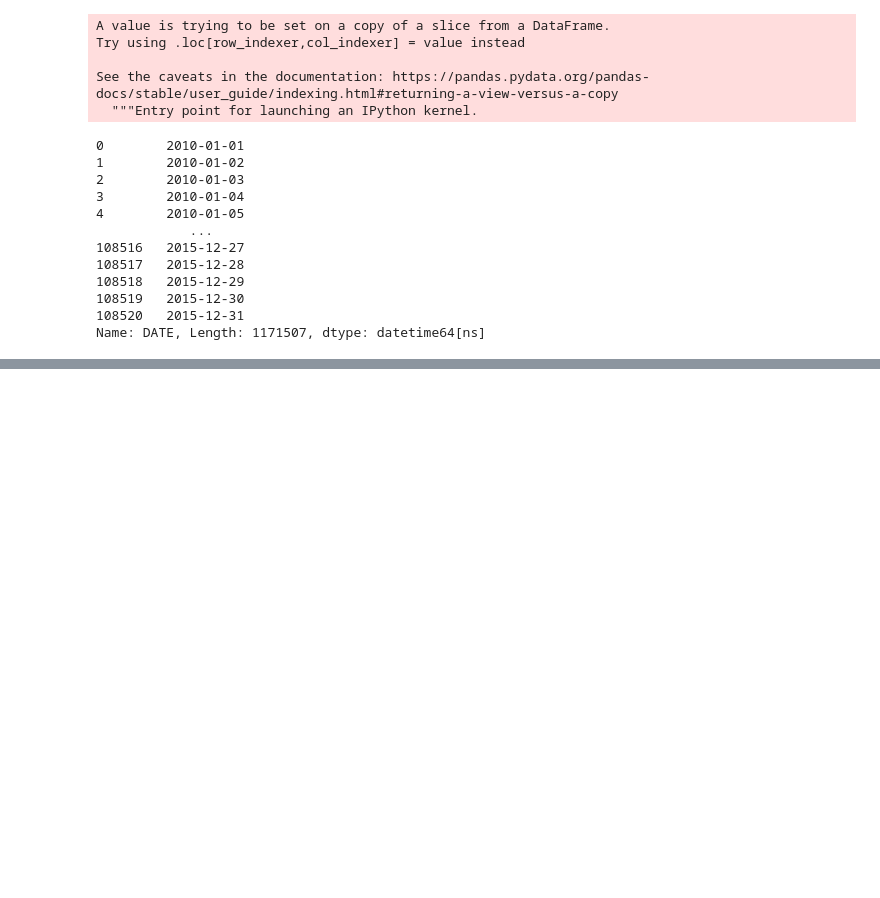
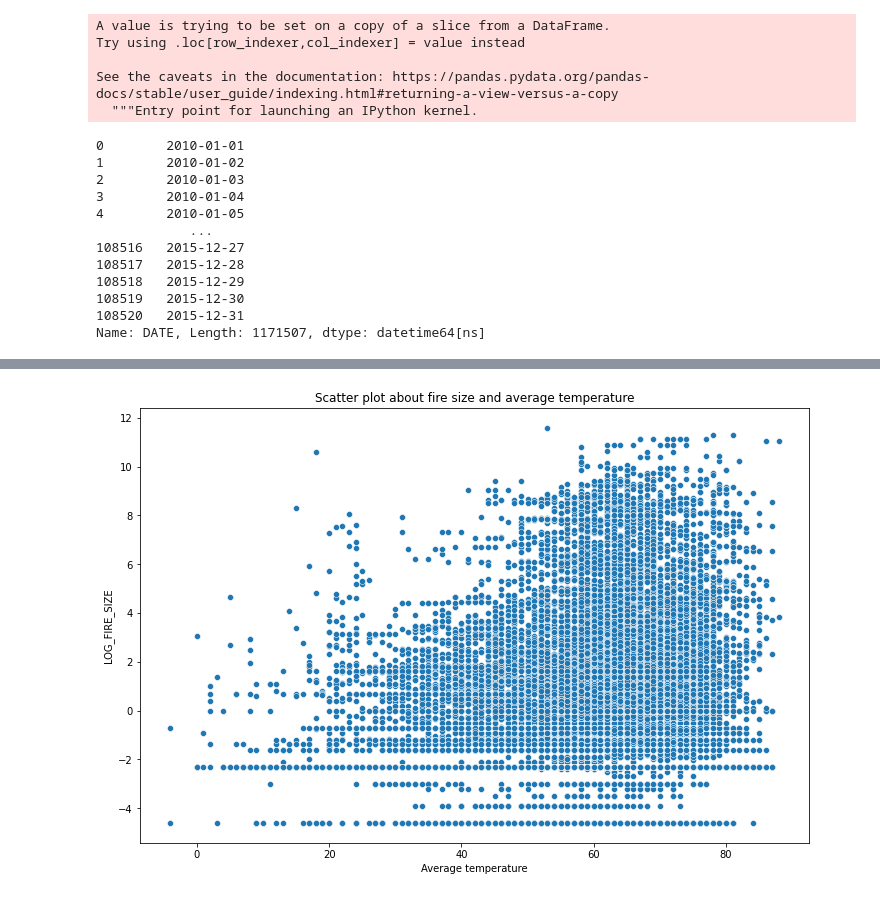
Before and after one commit to huruifu/733-project, a Jupyter notebook: weather.ipynb, the cells around one changed output, grey strips where cells are left out. Saved outputs shown, nothing was run; the diff lists cells and outputs as text; code cells hidden in the pictures; blank space fills up the shorter version.

```diff
--- a/weather.ipynb
+++ b/weather.ipynb
@@ -227,3 +160,12 @@ plt.show()
+# %%
+# scatter plot about fire size and max temperature
+plt.figure(figsize=(12, 8))
+sns.scatterplot(data=merged_df, x="TAVG", y="LOG_FIRE_SIZE")
+plt.xlabel("Average temperature")
+plt.title("Scatter plot about fire size and average temperature")
+plt.show()
+# %% [output]
+[figure, added]
 # %%
 # scatter plot about fire size and wind speed
 plt.figure(figsize=(12, 8))
```
Also changed, not shown: parts of 21 cells of this notebook, 1 other file.
